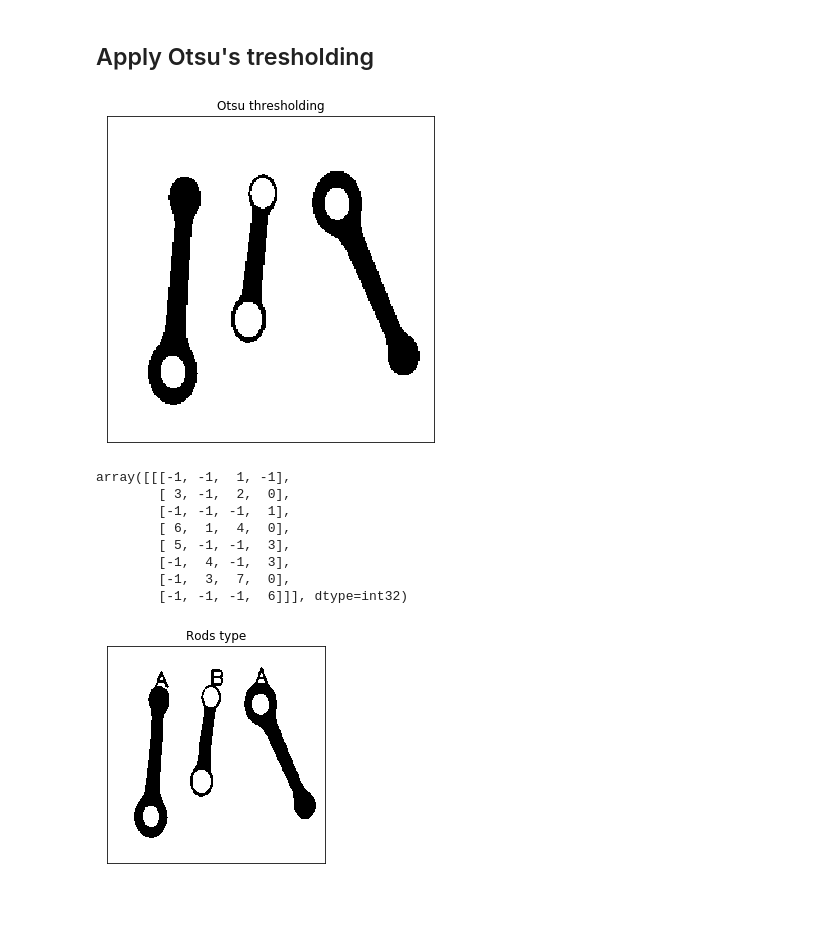
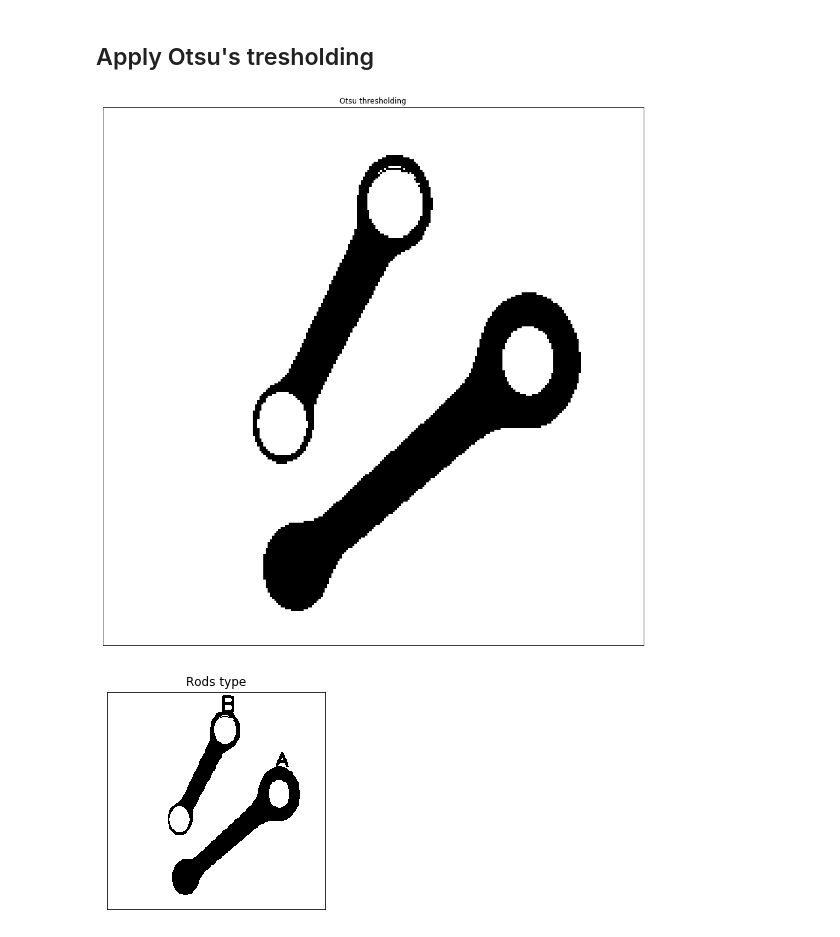
Before and after one commit to pptr3/connecting-rods, a Jupyter notebook: Connecting Rods.ipynb, the cells around one changed output. Cells and saved outputs as stored; diff of their text form; code cells hidden in the pictures; blank space fills up the shorter version.

```diff
--- a/Connecting Rods.ipynb
+++ b/Connecting Rods.ipynb
@@ -8,7 +8,7 @@ import numpy as np
 from matplotlib import pyplot as plt
 plt.figure(figsize=(6,6))
 
-img = cv.imread('testImages/TESI00.BMP',0)
+img = cv.imread('testImages/TESI21.BMP',0)
 plt.imshow(img, cmap='gray',vmin=0,vmax=255)
 plt.title('Original image'), plt.xticks([]), plt.yticks([])
 plt.show()
@@ -17,11 +17,11 @@ plt.show()
 # %% [markdown]
 ## Apply Otsu's tresholding
 # %%
-plt.figure(figsize=(6,6))
+plt.figure(figsize=(16,16))
 
 ret, imgf = cv.threshold(img, 0, 255, cv.THRESH_BINARY+cv.THRESH_OTSU)
 plt.imshow(imgf,cmap = 'gray')
 plt.title('Otsu thresholding'), plt.xticks([]), plt.yticks([])
 plt.show()
 # %% [output]
-[figure, old version]
+[figure, new version]
@@ -30,27 +28,16 @@ img, contours, hierarchy = cv.findContours(imgf.copy(), cv.RETR_TREE, cv.CHAIN_A
-# %%
-# next contour same level, previous contour same level, first child, parent
-hierarchy
-# %% [output]
-array([[[-1, -1,  1, -1],
-        [ 3, -1,  2,  0],
-        [-1, -1, -1,  1],
-        [ 6,  1,  4,  0],
-        [ 5, -1, -1,  3],
-        [-1,  4, -1,  3],
-        [-1,  3,  7,  0],
-        [-1, -1, -1,  6]]], dtype=int32)
 # %%
+img, contours, hierarchy = cv.findContours(imgf.copy(), cv.RETR_TREE, cv.CHAIN_APPROX_SIMPLE)
 for i in range(hierarchy.shape[1]):
     if hierarchy[0, i][3] == 0:
         if len(hierarchy[:, np.where(hierarchy[0][:, 3] == i)][0][0]) == 1:
             img = cv.putText(img, 'A', (contours[i][0][0][0], contours[i][0][0][1]), cv.FONT_HERSHEY_SIMPLEX, 0.8, (0, 255, 0), 2, cv.LINE_4)
             plt.imshow(img,cmap = 'gray')
             plt.title('Rods type'), plt.xticks([]), plt.yticks([])
-        elif len(hierarchy[:, np.where(hierarchy[0][:, 3] == i)][0][0]) == 2:
+        elif len(hierarchy[:, np.where(hierarchy[0][:, 3] == i)][0][0]) > 1:
             img = cv.putText(img, 'B', (contours[i][0][0][0], contours[i][0][0][1]), cv.FONT_HERSHEY_SIMPLEX, 0.8, (0, 255, 0), 2, cv.LINE_4)
             plt.imshow(img,cmap = 'gray')
             plt.title('Rods type'), plt.xticks([]), plt.yticks([])
 
 plt.show()
 # %% [output]
-[figure, old version]
+[figure, new version]
```
Also changed, not shown: parts of 2 cells of this notebook.
